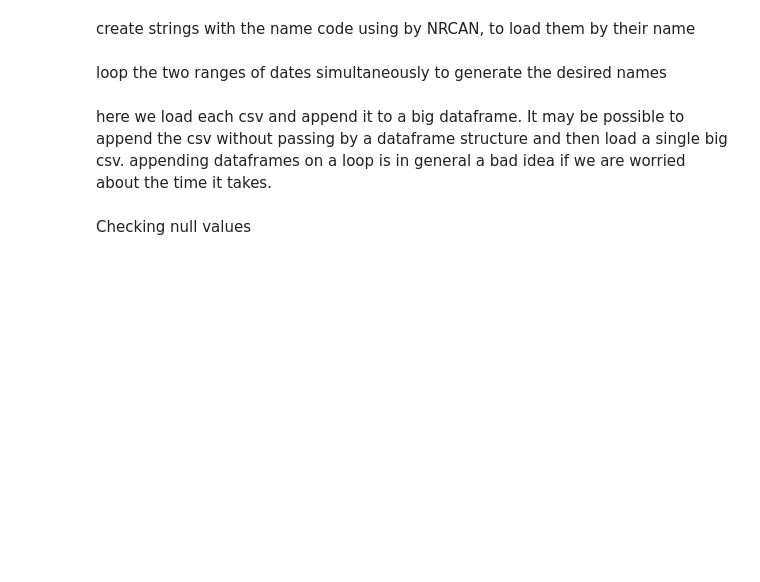
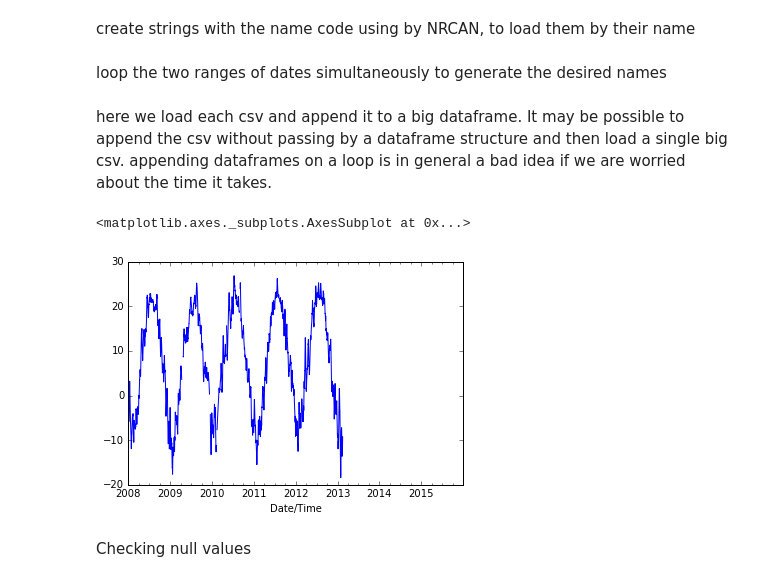
Before and after one commit to casiuncoloso/NATEM_Applied_Energy2017, a Jupyter notebook: household heating availability factors.ipynb, the cells around one changed output. Cells and saved outputs as stored; diff of their text form; code cells hidden in the pictures; blank space fills up the shorter version.

```diff
--- a/household heating availability factors.ipynb
+++ b/household heating availability factors.ipynb
@@ -29,3 +36,9 @@ for files in names:
     mont1=mont1.append(pd.read_csv(files, skiprows=16, index_col='Date/Time', parse_dates=True))
+# %%
+# weekly rolling average
+mont1['Temp (°C)'].rolling(168).mean().plot()
+# %% [output]
+<matplotlib.axes._subplots.AxesSubplot at 0x...>
+[figure, added]
 # %% [markdown]
 Checking null values
```
Also changed, not shown: parts of 30 cells of this notebook.
